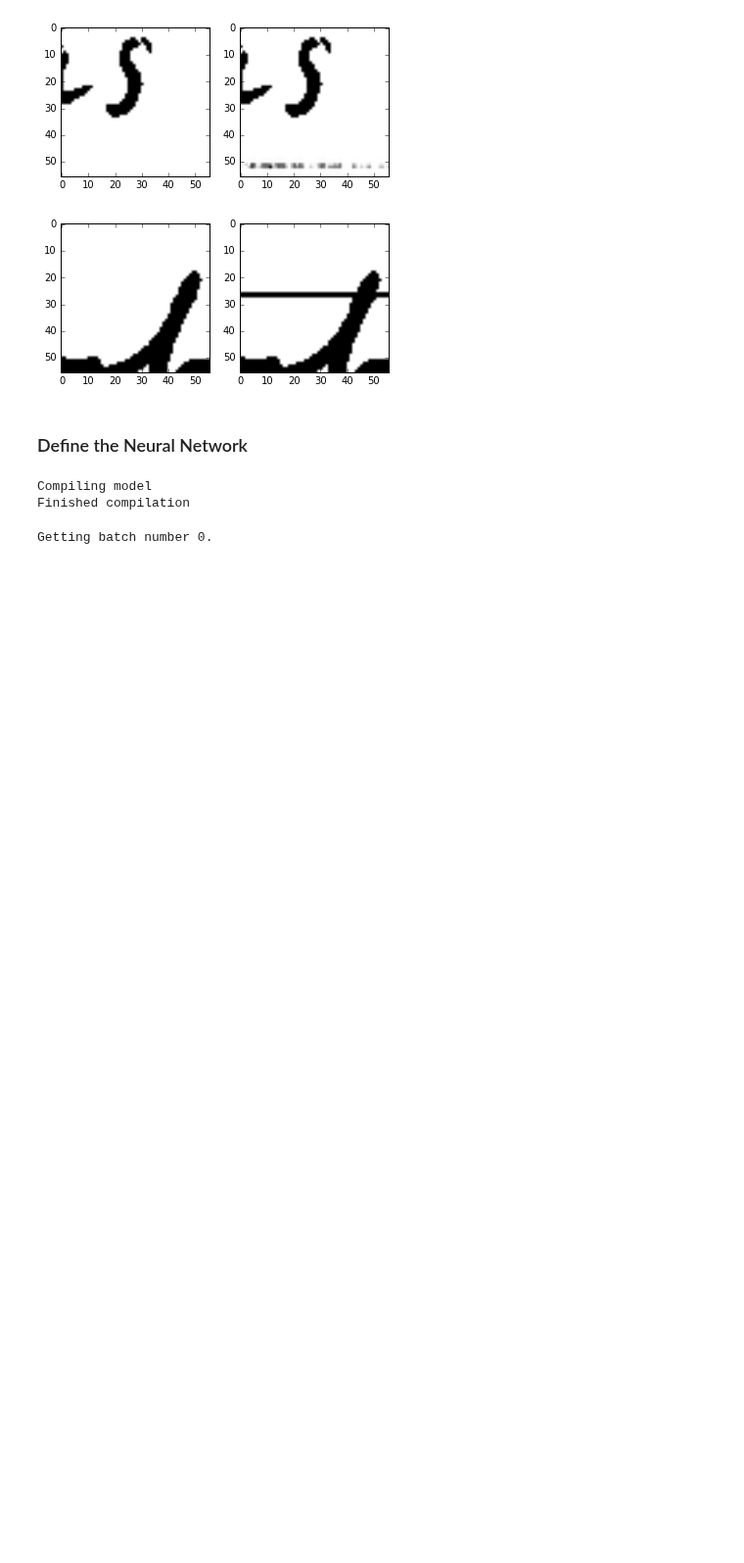
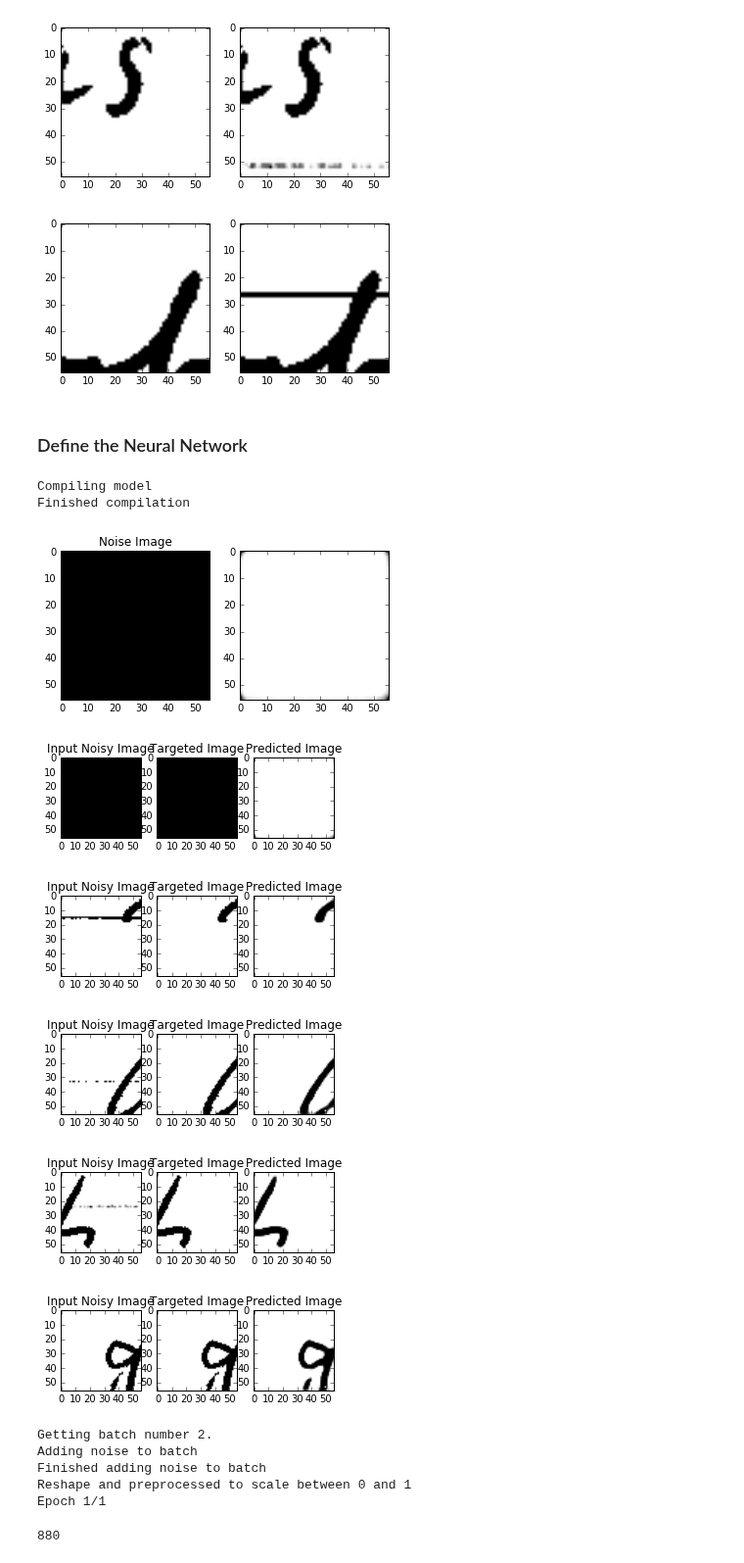
Before and after one commit to Lab41/d-script, a Jupyter notebook: denoiser/linet.ipynb, the cells around one changed output. Shown at 98% size. Drawn from its saved outputs; the diff is of its cells as text; code cells hidden in the pictures; blank space fills up the shorter version.

```diff
--- a/denoiser/linet.ipynb
+++ b/denoiser/linet.ipynb
@@ -112,8 +112,10 @@ for i in xrange(4):
 # %% [markdown]
 ### Define the Neural Network
 # %%
-from noisenet import basic_model, conv2_model, conv2p_model
-model = conv2p_model(shingle_dim=shingle_dim)
+from noisenet import basic_model, conv2_model, conv2p_model, conv3p_model, conv4p_model
+model = conv4p_model(shingle_dim=shingle_dim)
+
+batchtrack = 0  # Keep track of the batches for start & stop
 # %% [output]
 Compiling model
 Finished compilation
@@ -154,35 +156,46 @@ for batch_iter in xrange(iterations):
     # Blank image with random noise at the beginning (for the first image)
     X_clean_noise = noise_m.add_noise_np( 255*np.ones(shingle_dim), rng=rng, shingle_dim=shingle_dim )
     X_clean_noise = 1.0 - np.expand_dims( np.expand_dims(X_clean_noise,0), 0 )/255.0
     X_clean_noise_output = model.predict( X_clean_noise )
     X_clean_noise_output = X_clean_noise_output.reshape( X_clean_noise.shape )
     plt.subplots(1,2)
     plt.subplot(1,2,1)
     plt.imshow( 1.0 - X_clean_noise.squeeze(), cmap='gray' )
     plt.title('Noise Image')
     plt.subplot(1,2,2)
     plt.imshow(1.0 - X_clean_noise_output.squeeze(), cmap='gray')
 
     X_example = model.predict( X_noise[:5] )
     X_example = X_example.reshape( (5,)+X_noise.shape[2:] )
     clear_output()
     for i, exim in enumerate(X_example):
         plt.subplots(1,3,figsize=(5,5))
         plt.subplot(1,3,3)
         plt.imshow(1.0-X_example[i], cmap='gray')
         plt.title('Predicted Image')
         plt.subplot(1,3,2)
         plt.imshow(1.0-X_image[i].reshape(X_noise.shape[2:]), cmap='gray')
         plt.title('Targeted Image')
         plt.subplot(1,3,1)
         plt.imshow(1.0-X_noise[i][0], cmap='gray')
         plt.title('Input Noisy Image')
     plt.show()
 
     if (batch_iter % 25) == 0:
-        model.save_weights('conv2_linet56-iambin-tifs.hdf5', overwrite=True)
+        model.save_weights('conv4p_linet56-iambin-tifs.hdf5', overwrite=True)
+    batchtrack += 1
 # %% [output]
+[figure, added]
+[figure, added]
+[figure, added]
+[figure, added]
+[figure, added]
+[figure, added]
-Getting batch number 0.
+Getting batch number 2.
+Adding noise to batch
+Finished adding noise to batch
+Reshape and preprocessed to scale between 0 and 1
+Epoch 1/1
 # %%
 (X_image, Y_train) = mini_m.get_batch(64)
 print X_image.shape
@@ -205,0 +220,4 @@ plt.imshow(f['001']['a01-000x-00'])
+# %%
+batchtrack
+# %% [output]
+880
```
Also changed, not shown: parts of 1 cell of this notebook, 4 other files.
